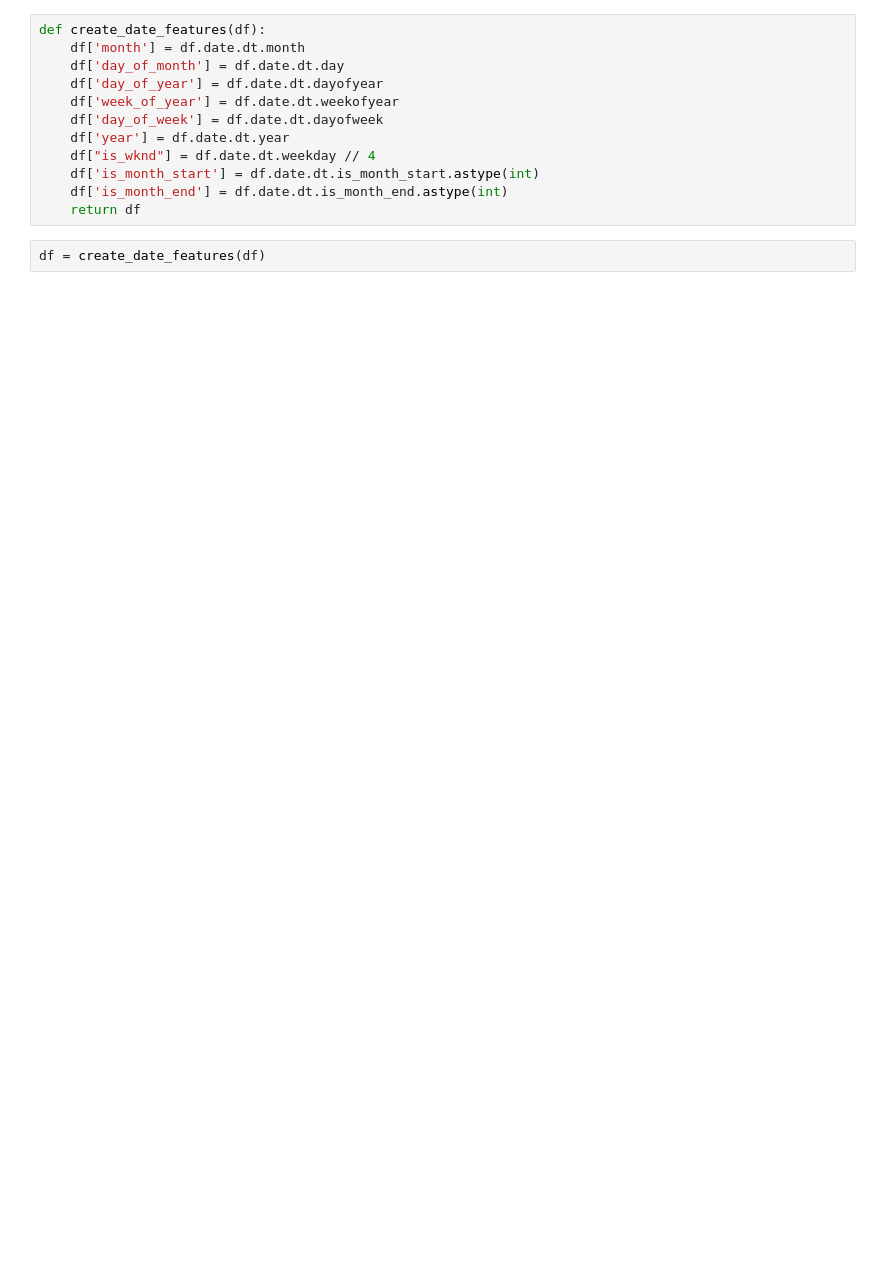
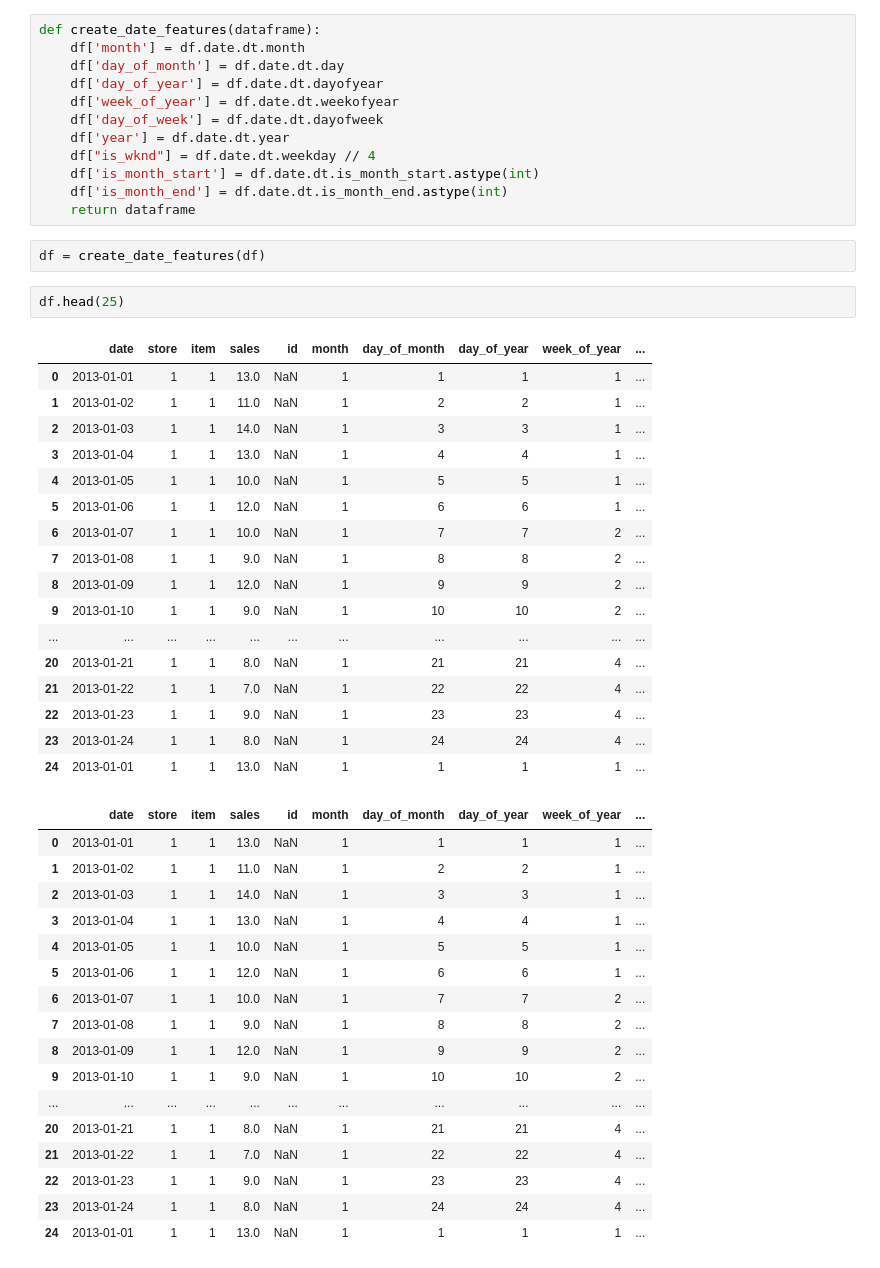
Before and after one commit to imelike/store-item-demand-forecasting, a Jupyter notebook: main.ipynb, the cells around one changed output. Drawn from its saved outputs; the diff is of its cells as text; blank space fills up the shorter version.

```diff
--- a/main.ipynb
+++ b/main.ipynb
@@ -131,7 +230,7 @@ df.head()
 # %% [markdown]
 **FEATURE ENGINEERING**
 # %%
-def create_date_features(df):
+def create_date_features(dataframe):
     df['month'] = df.date.dt.month
     df['day_of_month'] = df.date.dt.day
     df['day_of_year'] = df.date.dt.dayofyear
@@ -141,9 +240,46 @@ def create_date_features(df):
     df["is_wknd"] = df.date.dt.weekday // 4
     df['is_month_start'] = df.date.dt.is_month_start.astype(int)
     df['is_month_end'] = df.date.dt.is_month_end.astype(int)
-    return df
+    return dataframe
 # %%
 df = create_date_features(df)
+# %%
+df.head(25)
+# %% [output]
+|  | date | store | item | sales | id | month | day_of_month | day_of_year | week_of_year | ... |
+| 0 | 2013-01-01 | 1 | 1 | 13.0 | NaN | 1 | 1 | 1 | 1 | ... |
+| 1 | 2013-01-02 | 1 | 1 | 11.0 | NaN | 1 | 2 | 2 | 1 | ... |
+| 2 | 2013-01-03 | 1 | 1 | 14.0 | NaN | 1 | 3 | 3 | 1 | ... |
+| 3 | 2013-01-04 | 1 | 1 | 13.0 | NaN | 1 | 4 | 4 | 1 | ... |
+| 4 | 2013-01-05 | 1 | 1 | 10.0 | NaN | 1 | 5 | 5 | 1 | ... |
+| 5 | 2013-01-06 | 1 | 1 | 12.0 | NaN | 1 | 6 | 6 | 1 | ... |
+| 6 | 2013-01-07 | 1 | 1 | 10.0 | NaN | 1 | 7 | 7 | 2 | ... |
+| 7 | 2013-01-08 | 1 | 1 | 9.0 | NaN | 1 | 8 | 8 | 2 | ... |
+| 8 | 2013-01-09 | 1 | 1 | 12.0 | NaN | 1 | 9 | 9 | 2 | ... |
+| 9 | 2013-01-10 | 1 | 1 | 9.0 | NaN | 1 | 10 | 10 | 2 | ... |
+| ... | ... | ... | ... | ... | ... | ... | ... | ... | ... | ... |
+| 20 | 2013-01-21 | 1 | 1 | 8.0 | NaN | 1 | 21 | 21 | 4 | ... |
+| 21 | 2013-01-22 | 1 | 1 | 7.0 | NaN | 1 | 22 | 22 | 4 | ... |
+| 22 | 2013-01-23 | 1 | 1 | 9.0 | NaN | 1 | 23 | 23 | 4 | ... |
+| 23 | 2013-01-24 | 1 | 1 | 8.0 | NaN | 1 | 24 | 24 | 4 | ... |
+| 24 | 2013-01-01 | 1 | 1 | 13.0 | NaN | 1 | 1 | 1 | 1 | ... |
+|  | date | store | item | sales | id | month | day_of_month | day_of_year | week_of_year | ... |
+| 0 | 2013-01-01 | 1 | 1 | 13.0 | NaN | 1 | 1 | 1 | 1 | ... |
+| 1 | 2013-01-02 | 1 | 1 | 11.0 | NaN | 1 | 2 | 2 | 1 | ... |
+| 2 | 2013-01-03 | 1 | 1 | 14.0 | NaN | 1 | 3 | 3 | 1 | ... |
+| 3 | 2013-01-04 | 1 | 1 | 13.0 | NaN | 1 | 4 | 4 | 1 | ... |
+| 4 | 2013-01-05 | 1 | 1 | 10.0 | NaN | 1 | 5 | 5 | 1 | ... |
+| 5 | 2013-01-06 | 1 | 1 | 12.0 | NaN | 1 | 6 | 6 | 1 | ... |
+| 6 | 2013-01-07 | 1 | 1 | 10.0 | NaN | 1 | 7 | 7 | 2 | ... |
+| 7 | 2013-01-08 | 1 | 1 | 9.0 | NaN | 1 | 8 | 8 | 2 | ... |
+| 8 | 2013-01-09 | 1 | 1 | 12.0 | NaN | 1 | 9 | 9 | 2 | ... |
+| 9 | 2013-01-10 | 1 | 1 | 9.0 | NaN | 1 | 10 | 10 | 2 | ... |
+| ... | ... | ... | ... | ... | ... | ... | ... | ... | ... | ... |
+| 20 | 2013-01-21 | 1 | 1 | 8.0 | NaN | 1 | 21 | 21 | 4 | ... |
+| 21 | 2013-01-22 | 1 | 1 | 7.0 | NaN | 1 | 22 | 22 | 4 | ... |
+| 22 | 2013-01-23 | 1 | 1 | 9.0 | NaN | 1 | 23 | 23 | 4 | ... |
+| 23 | 2013-01-24 | 1 | 1 | 8.0 | NaN | 1 | 24 | 24 | 4 | ... |
+| 24 | 2013-01-01 | 1 | 1 | 13.0 | NaN | 1 | 1 | 1 | 1 | ... |
 # %%
 df.groupby(["store", "item", "month"]).agg({"sales": ["sum", "mean", "median", "std"]})
 # %% [output]
```
Also changed, not shown: parts of 53 cells of this notebook.
